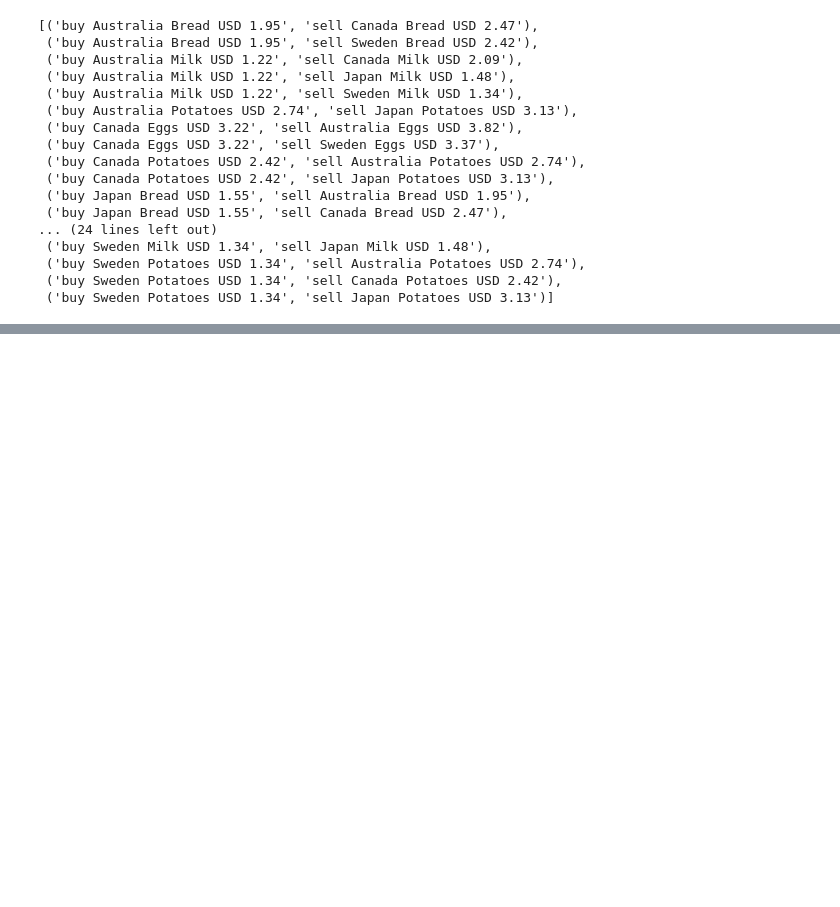
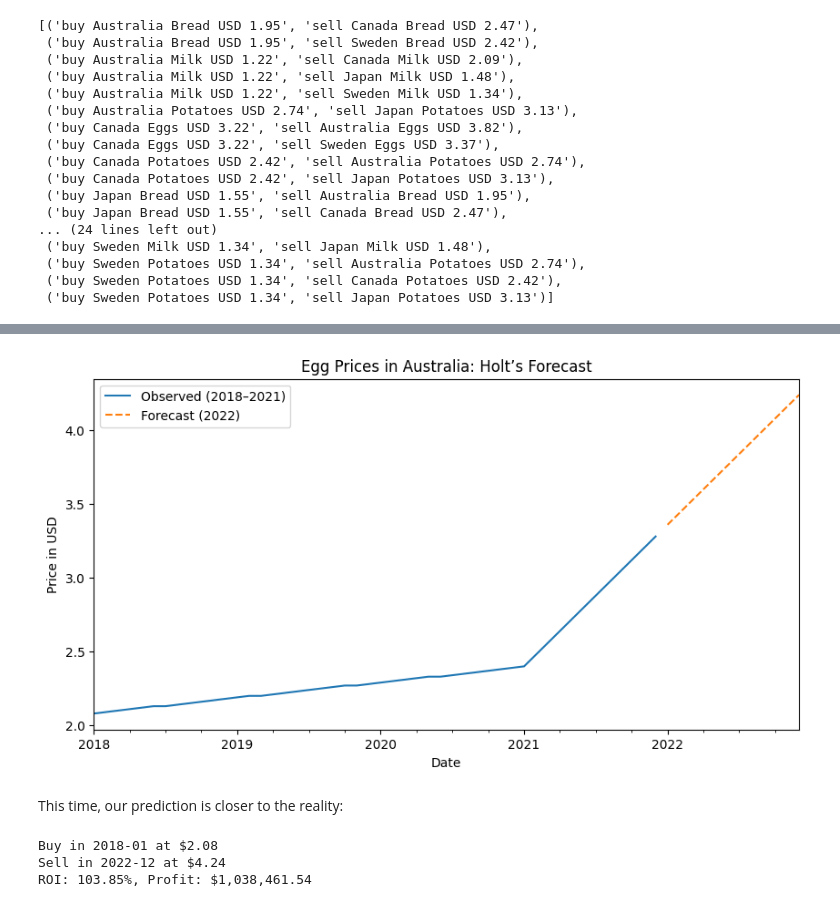
Before and after one commit to ciciliujx/Vital-Food-Costs-Analysis, a Jupyter notebook: 2025_CS_Camp_Assignment.ipynb, the cells around one changed output, grey strips where cells are left out. Saved outputs shown, nothing was run; the diff lists cells and outputs as text; code cells hidden in the pictures; blank space fills up the shorter version.

```diff
--- a/2025_CS_Camp_Assignment.ipynb
+++ b/2025_CS_Camp_Assignment.ipynb
@@ -352,0 +493,45 @@ find_arbitrage_opportunities(data, exchange_rates, 2022)
+# %%
+from statsmodels.tsa.holtwinters import Holt
+
+data = data.sort_values(by='Date')
+
+australia_eggs = data[(data['Country'] == 'Australia') &
+                      (data['Food Item'] == 'Eggs') &
+                      (data['Year'] <= 2021)].copy()
+
+ts = australia_eggs.set_index('Date')['Price in USD']
+
+# Apply Holt’s Linear Trend Method
+model = Holt(ts).fit()
+forecast = model.forecast(12)  # Forecast for 12 months (2022)
+
+# Plot actual + forecast
+plt.figure(figsize=(10, 5))
+ts.plot(label='Observed (2018–2021)')
+forecast.plot(label='Forecast (2022)', linestyle='--')
+plt.title('Egg Prices in Australia: Holt’s Forecast')
+plt.ylabel('Price in USD')
+plt.xlabel('Date')
+plt.legend()
+plt.show()
+# %% [output]
+[figure, added]
+# %% [markdown]
+This time, our prediction is closer to the reality:
+# %%
+buy_price = ts.min()
+buy_date = ts.idxmin()
+
+sell_price = forecast.max()
+sell_date = forecast.idxmax()
+
+roi = (sell_price - buy_price) / buy_price
+profit = roi * 1_000_000
+
+print(f"Buy in {buy_date.strftime('%Y-%m')} at ${buy_price:.2f}")
+print(f"Sell in {sell_date.strftime('%Y-%m')} at ${sell_price:.2f}")
+print(f"ROI: {roi:.2%}, Profit: ${profit:,.2f}")
+# %% [output]
+Buy in 2018-01 at $2.08
+Sell in 2022-12 at $4.24
+ROI: 103.85%, Profit: $1,038,461.54
```
Also changed, not shown: parts of 16 cells of this notebook.
